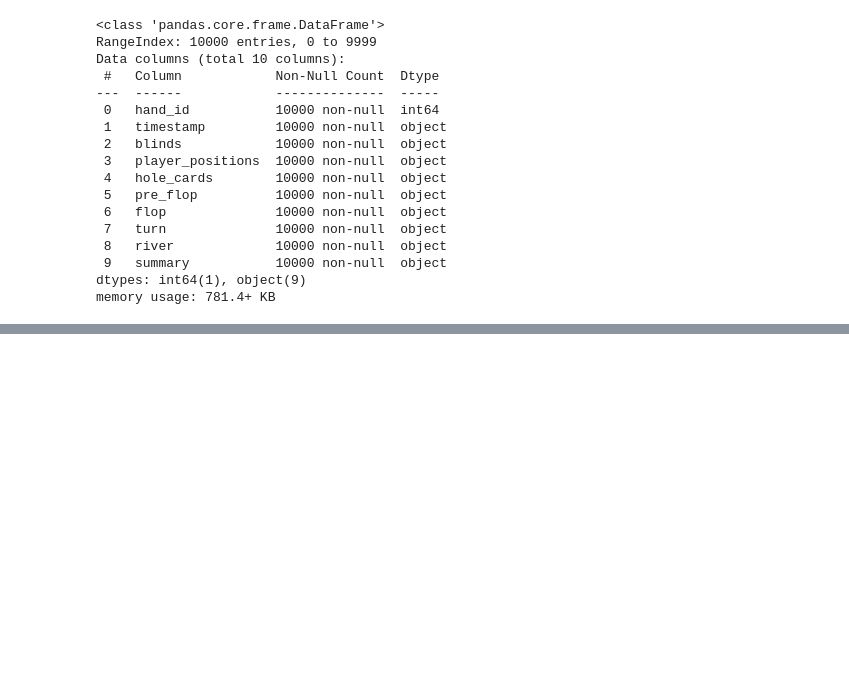
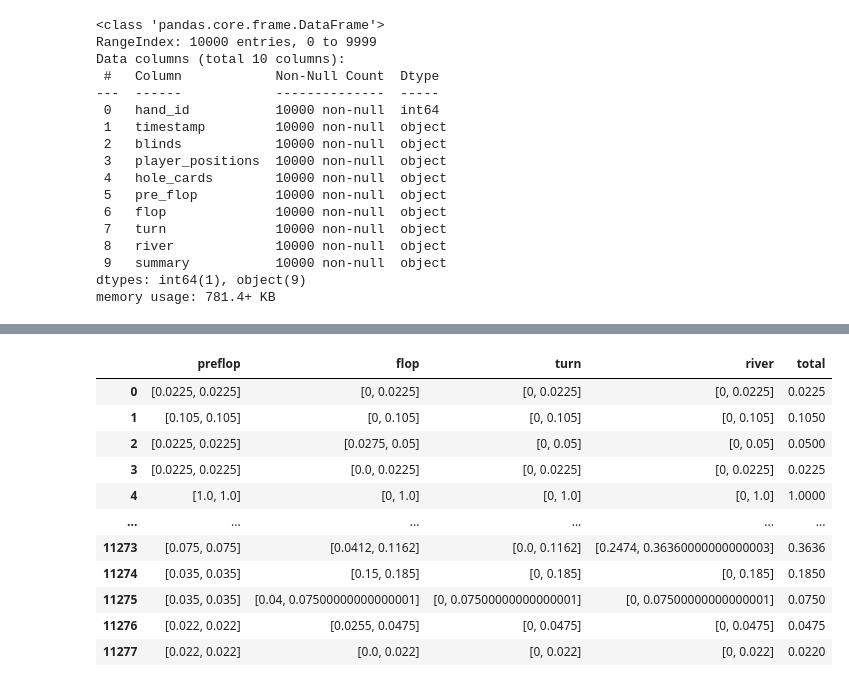
Before and after one commit to Hakai69/poker-engine-py, a Jupyter notebook: datasets/preprocess.ipynb, the cells around one changed output, grey strips where cells are left out. Cells and saved outputs as stored; diff of their text form; code cells hidden in the pictures; blank space fills up the shorter version.

```diff
--- a/datasets/preprocess.ipynb
+++ b/datasets/preprocess.ipynb
@@ -149,3 +149,6 @@ Data columns (total 10 columns):
  9   summary           10000 non-null  object
 dtypes: int64(1), object(9)
 memory usage: 781.4+ KB
+# %%
+data = pd.read_csv("processed_hands.csv")
+data.head()
@@ -151,0 +383,79 @@ memory usage: 781.4+ KB
+# %%
+import pandas as pd
+import ast
+
+def clean_data(data):
+    # Eliminamos las columnas 'blinds' y 'stacks'
+    data = data.drop(['blinds', 'stacks'], axis=1)
+    data = data.dropna()  # Eliminamos las filas con valores NaN
+    stack = 10000  # Suponemos que el stack inicial es 10000
+    final = []  # Lista para almacenar los resultados finales
+
+    # Iteramos sobre cada fila del dataset
+    for i in range(data.shape[0]):
+        datos = data.loc[i, :]
+        jugadas = {}  # Diccionario para almacenar las jugadas por jugador
+        fracciones = {}  # Diccionario para almacenar las fracciones acumuladas por jugador
+
+        # Iteramos sobre las fases del juego (pre_flop, flop, turn, river)
+        for fase in ['pre_flop_bets', 'flop_bets', 'turn_bets', 'river_bets']:
+            if len(datos[fase]) != 0:
+                # Si el valor en esta fase es una cadena (string), lo convertimos a diccionario
+                if isinstance(datos[fase], str):
+                    try:
+                        apuestas = ast.literal_eval(datos[fase])  # Convertimos de cadena a diccionario
+                    except:
+                        apuestas = {}
+                else:
+                    apuestas = datos[fase]  # Ya es un diccionario, lo usamos directamente
+
+                # Si hay apuestas en esta fase
+                for jugador, apuesta in apuestas.items():
+                    apostado = round(apuesta / stack, 4)  # Calculamos la fracción apostada
+                    fracciones.setdefault(jugador, 0)  # Inicializamos la fracción acumulada si no existe
+                    fracciones[jugador] += apostado  # Actualizamos la fracción acumulada
+                    jugadas.setdefault(jugador, [])  # Inicializamos la lista de jugadas si no existe
+                    jugadas[jugador].append([apostado, fracciones[jugador]])  # Añadimos la jugada
+            else:
+                # Si no hay apuestas en esta fase, añadimos 0 a la jugada
+                for jugador in jugadas:
+                    jugadas[jugador].append([0, fracciones[jugador]])
+
+        # Añadimos las jugadas de cada jugador al resultado final
+        for jugador in jugadas:
+            datos_jugador = jugadas[jugador]
+            # Verificamos si el jugador apostó en cada fase y usamos la fracción acumulada de las fases previas
+            preflop = datos_jugador[0] if len(datos_jugador) > 0 else [0, 0]
+            flop = datos_jugador[1] if len(datos_jugador) > 1 else [0, fracciones[jugador]]
+            turn = datos_jugador[2] if len(datos_jugador) > 2 else [0, fracciones[jugador]]
+            river = datos_jugador[3] if len(datos_jugador) > 3 else [0, fracciones[jugador]]
+            total = fracciones[jugador]  # Total es la fracción acumulada
+
+            final.append({
+                'preflop': preflop,
+                'flop': flop,
+                'turn': turn,
+                'river': river,
+                'total': total
+            })
+
+    # Convertimos la lista de diccionarios en un DataFrame
+    return pd.DataFrame(final)
+
+
+# Llamamos a la función para limpiar los datos
+cleaned_data = clean_data(processed_data)
+cleaned_data
+# %% [output]
+|  | preflop | flop | turn | river | total |
+| 0 | [0.0225, 0.0225] | [0, 0.0225] | [0, 0.0225] | [0, 0.0225] | 0.0225 |
+| 1 | [0.105, 0.105] | [0, 0.105] | [0, 0.105] | [0, 0.105] | 0.1050 |
+| 2 | [0.0225, 0.0225] | [0.0275, 0.05] | [0, 0.05] | [0, 0.05] | 0.0500 |
+| 3 | [0.0225, 0.0225] | [0.0, 0.0225] | [0, 0.0225] | [0, 0.0225] | 0.0225 |
+| 4 | [1.0, 1.0] | [0, 1.0] | [0, 1.0] | [0, 1.0] | 1.0000 |
+| ... | ... | ... | ... | ... | ... |
+| 11273 | [0.075, 0.075] | [0.0412, 0.1162] | [0.0, 0.1162] | [0.2474, 0.36360000000000003] | 0.3636 |
+| 11274 | [0.035, 0.035] | [0.15, 0.185] | [0, 0.185] | [0, 0.185] | 0.1850 |
+| 11275 | [0.035, 0.035] | [0.04, 0.07500000000000001] | [0, 0.07500000000000001] | [0, 0.07500000000000001] | 0.0750 |
+| 11276 | [0.022, 0.022] | [0.0255, 0.0475] | [0, 0.0475] | [0, 0.0475] | 0.0475 |
+| 11277 | [0.022, 0.022] | [0.0, 0.022] | [0, 0.022] | [0, 0.022] | 0.0220 |
```
Also changed, not shown: parts of 15 cells of this notebook, 2 other files.
